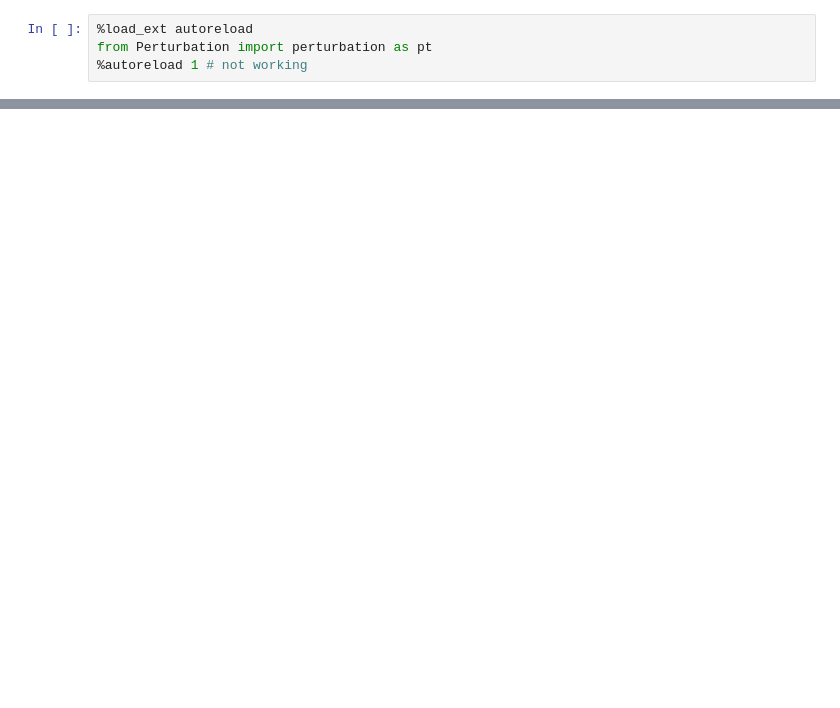
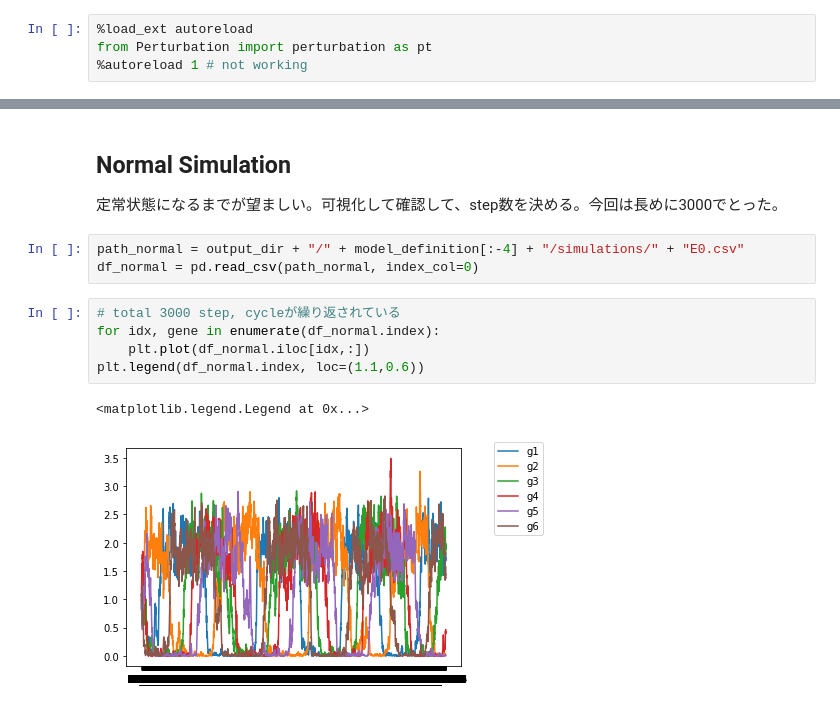
Before and after one commit to Naoto-Yamaguchi/BoolODEwithPerturbation, a Jupyter notebook: perturbation_tutorial.ipynb, the cells around one changed output, grey strips where cells are left out. Saved outputs shown, nothing was run; the diff lists cells and outputs as text; blank space fills up the shorter version.

```diff
--- a/perturbation_tutorial.ipynb
+++ b/perturbation_tutorial.ipynb
@@ -268,0 +196,14 @@ E.shape
+# %% [markdown]
+## Normal Simulation
+定常状態になるまでが望ましい。可視化して確認して、step数を決める。今回は長めに3000でとった。
+# %%
+path_normal = output_dir + "/" + model_definition[:-4] + "/simulations/" + "E0.csv"
+df_normal = pd.read_csv(path_normal, index_col=0)
+# %%
+# total 3000 step, cycleが繰り返されている
+for idx, gene in enumerate(df_normal.index):
+    plt.plot(df_normal.iloc[idx,:])
+plt.legend(df_normal.index, loc=(1.1,0.6))
+# %% [output]
+<matplotlib.legend.Legend at 0x...>
+[figure, added]
```
Also changed, not shown: parts of 25 cells of this notebook.
